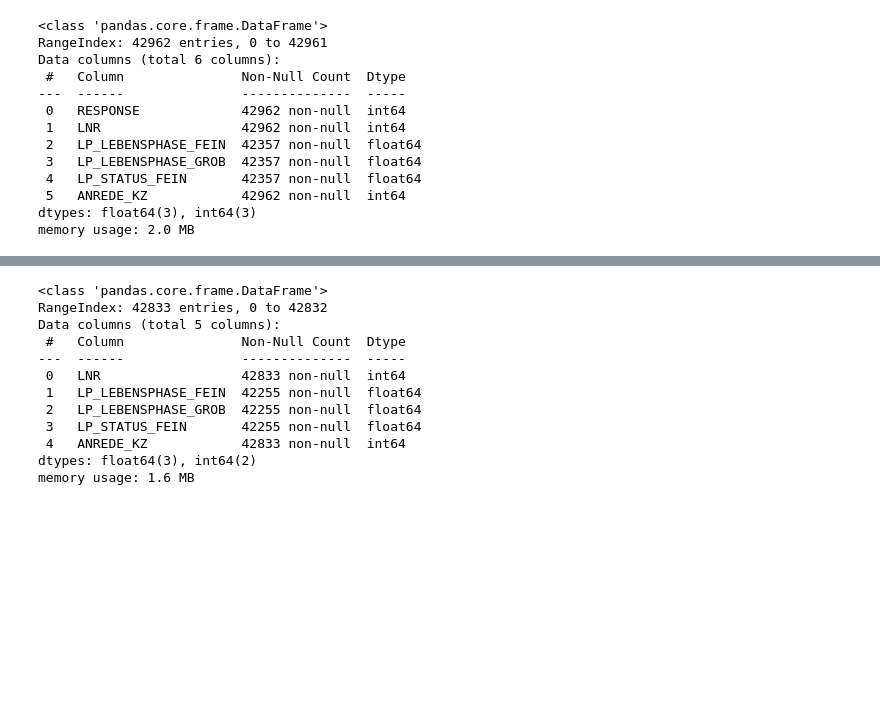
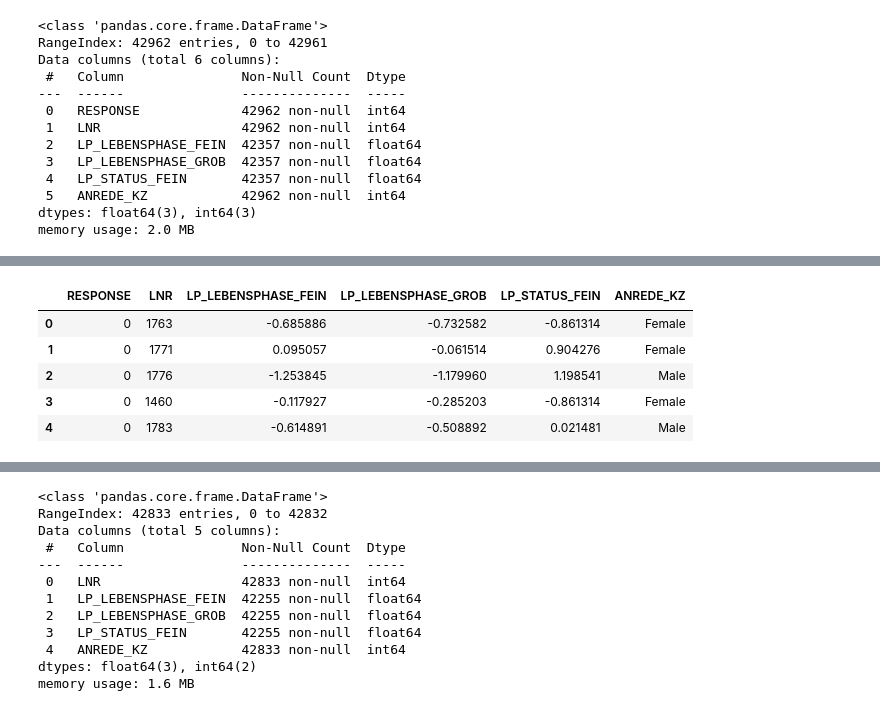
Before and after one commit to djarrin/arvato-ml-captstone, a Jupyter notebook: project_workbook.ipynb, the cells around one changed output, grey strips where cells are left out. Saved outputs shown, nothing was run; the diff lists cells and outputs as text; code cells hidden in the pictures; blank space fills up the shorter version.

```diff
--- a/project_workbook.ipynb
+++ b/project_workbook.ipynb
@@ -160,0 +200,3 @@ init_train.info()
+# %%
+#categorize sex
+init_train['ANREDE_KZ'] = init_train['ANREDE_KZ'].map({1: 'Male', 2: 'Female'}).astype('category')
@@ -161,3 +219,12 @@ init_train.info()
+# %%
+init_train.head()
+# %% [output]
+|  | RESPONSE | LNR | LP_LEBENSPHASE_FEIN | LP_LEBENSPHASE_GROB | LP_STATUS_FEIN | ANREDE_KZ |
+| 0 | 0 | 1763 | -0.685886 | -0.732582 | -0.861314 | Female |
+| 1 | 0 | 1771 | 0.095057 | -0.061514 | 0.904276 | Female |
+| 2 | 0 | 1776 | -1.253845 | -1.179960 | 1.198541 | Male |
+| 3 | 0 | 1460 | -0.117927 | -0.285203 | -0.861314 | Female |
+| 4 | 0 | 1783 | -0.614891 | -0.508892 | 0.021481 | Male |
 # %%
 init_train.set_index('LNR', inplace=True)
 predictor = TabularPredictor(label="RESPONSE", eval_metric='log_loss').fit(
```
Also changed, not shown: parts of 17 cells of this notebook.
